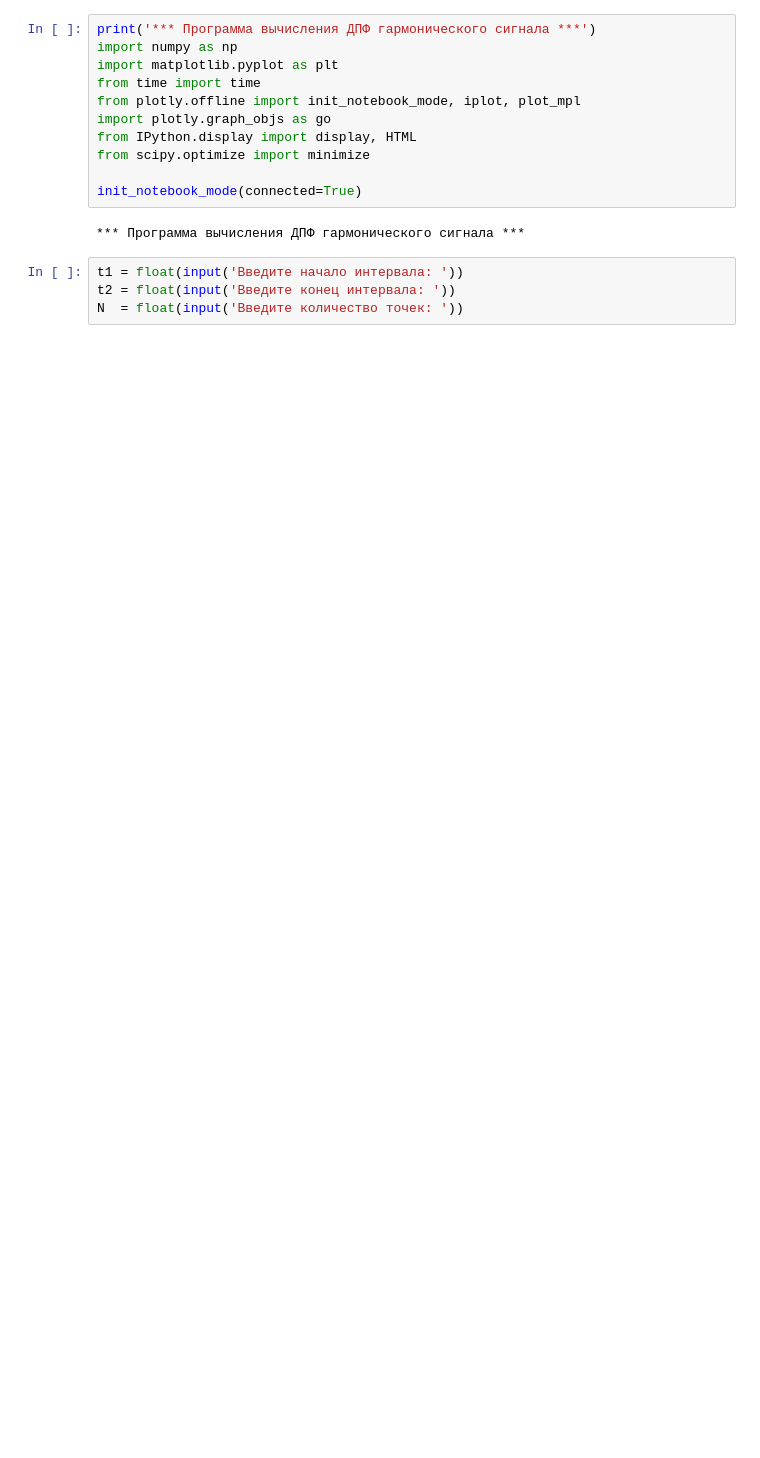
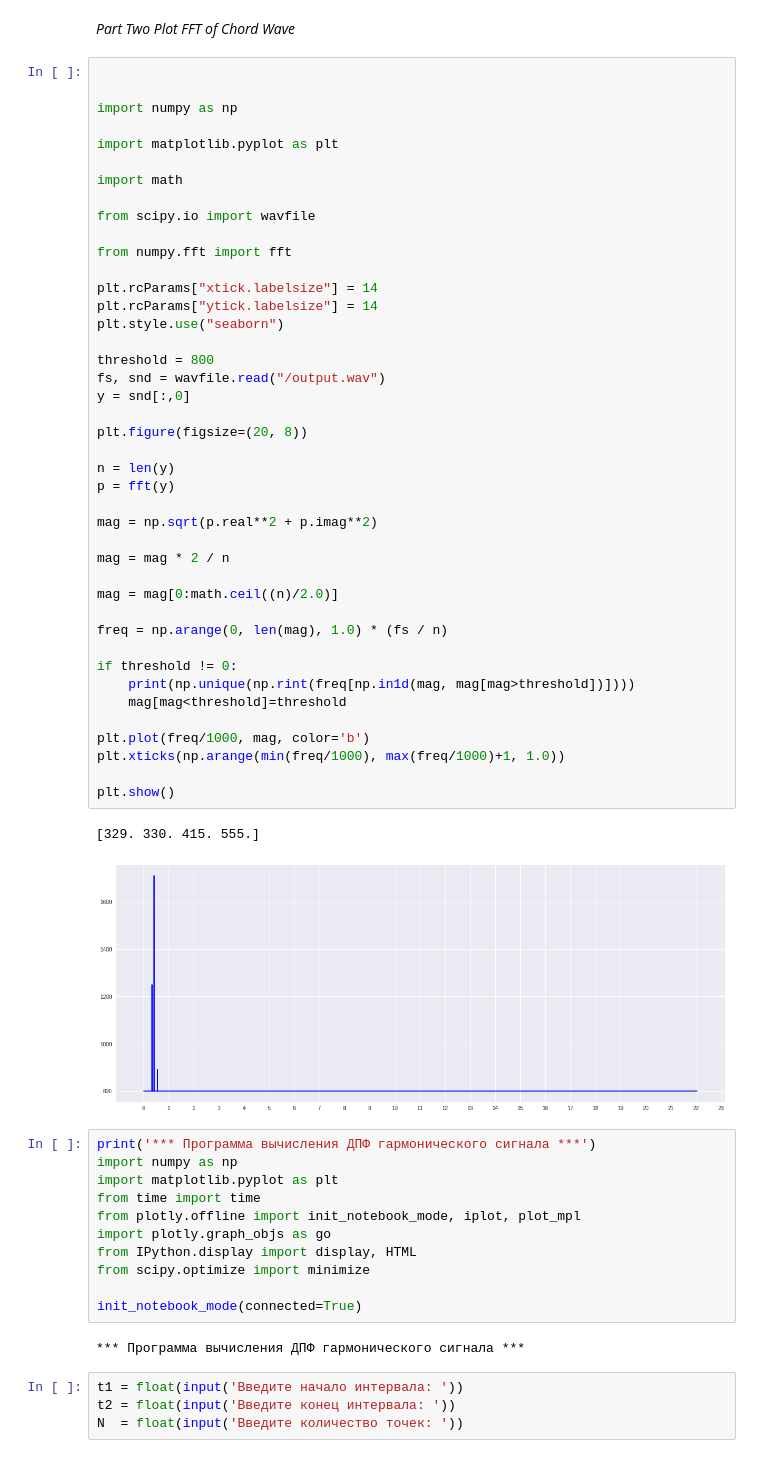
Before and after one commit to ebenezerofori/colabs, a Jupyter notebook: lab_one/Lab_1_3.ipynb, the cells around one changed output. Cells and saved outputs as stored; diff of their text form; blank space fills up the shorter version.

Commit message:
Added FFT demo of Chord file

```diff
--- a/lab_one/Lab_1_3.ipynb
+++ b/lab_one/Lab_1_3.ipynb
@@ -1,3 +35,50 @@
+# %% [markdown]
+*Part Two Plot FFT of Chord Wave*
+# %%
+
+
+import numpy as np
+
+import matplotlib.pyplot as plt
+
+import math
+
+from scipy.io import wavfile
+
+from numpy.fft import fft
+
+plt.rcParams["xtick.labelsize"] = 14
+plt.rcParams["ytick.labelsize"] = 14
+plt.style.use("seaborn")
+
+threshold = 800
+fs, snd = wavfile.read("/output.wav")
+y = snd[:,0]
+
+plt.figure(figsize=(20, 8))
+
+n = len(y)
+p = fft(y)
+
+mag = np.sqrt(p.real**2 + p.imag**2)
+
+mag = mag * 2 / n
+
+mag = mag[0:math.ceil((n)/2.0)]
+
+freq = np.arange(0, len(mag), 1.0) * (fs / n)
+
+if threshold != 0:
+    print(np.unique(np.rint(freq[np.in1d(mag, mag[mag>threshold])])))
+    mag[mag<threshold]=threshold
+
+plt.plot(freq/1000, mag, color='b')
+plt.xticks(np.arange(min(freq/1000), max(freq/1000)+1, 1.0))
+
+plt.show()
+# %% [output]
+[329. 330. 415. 555.]
+[figure, added]
 # %%
 print('*** Программа вычисления ДПФ гармонического сигнала ***')
 import numpy as np
```
Also changed, not shown: parts of 14 cells of this notebook.
